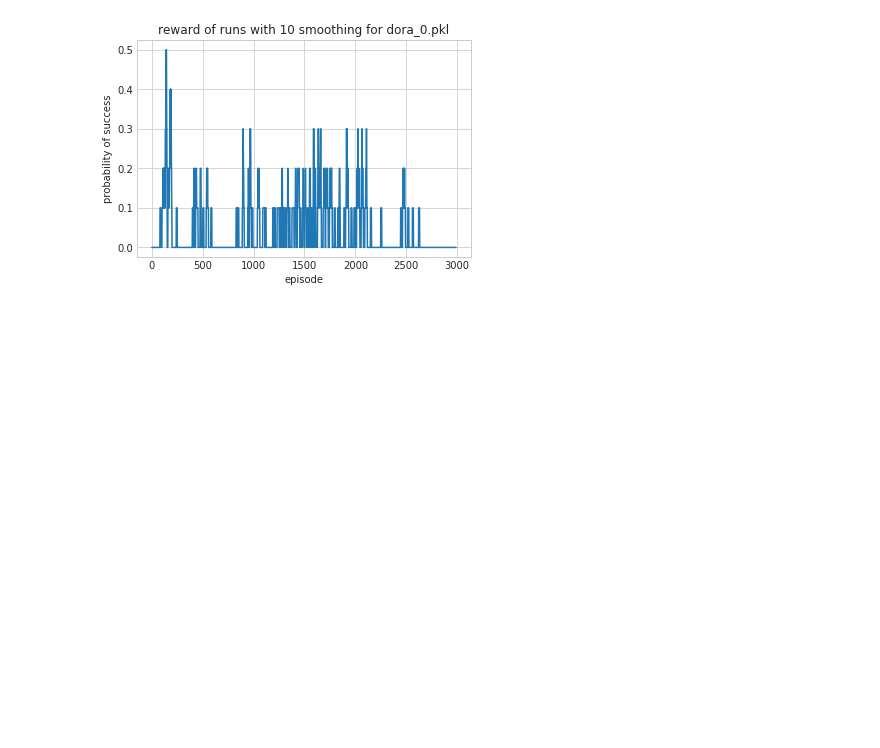
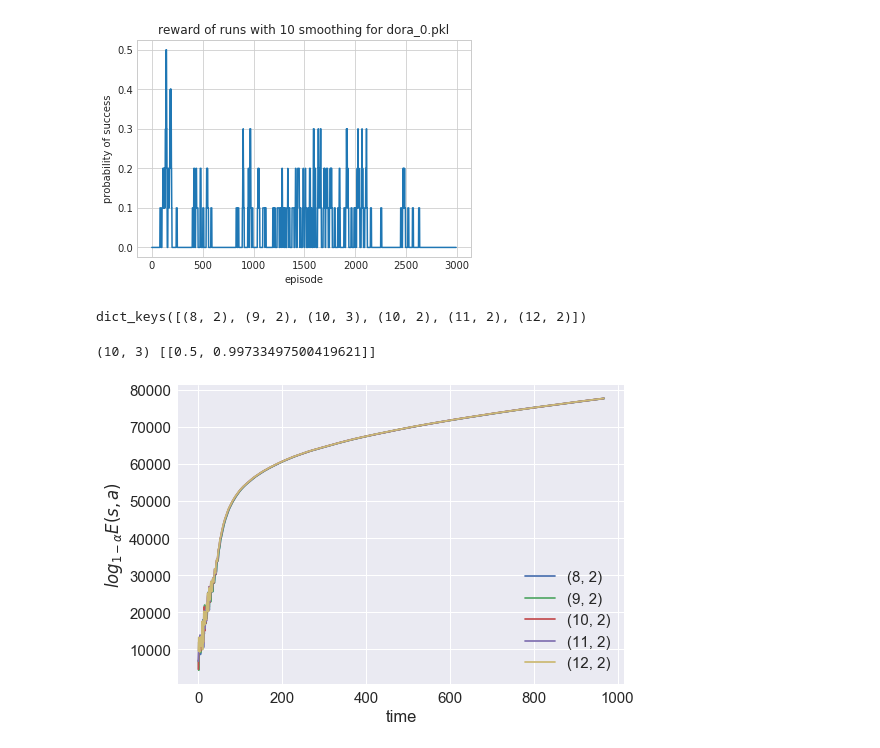
Before and after one commit to nathanwang000/deep_exploration_with_E_network, a Jupyter notebook: plot.ipynb, the cells around one changed output. Saved outputs shown, nothing was run; the diff lists cells and outputs as text; code cells hidden in the pictures; blank space fills up the shorter version.

```diff
--- a/plot.ipynb
+++ b/plot.ipynb
@@ -64,0 +71,26 @@ for fn in os.listdir(logdir):
+# %%
+c = joblib.load('logs/dora_counter_default.pkl')
+# %%
+c.keys()
+# %% [output]
+dict_keys([(8, 2), (9, 2), (10, 3), (10, 2), (11, 2), (12, 2)])
+# %%
+import math
+sns.set(font_scale=1.5)
+def math_log(a, base):
+    return list(map(lambda x: math.log(x, base), a))
+for k, v in c.items():
+    if len(v) <= 1:
+        print(k, v)
+        continue
+
+    Es = list(map(lambda a: a[0], c[k]))
+    plt.plot(math_log(Es, 1-1e-4), label="%s" % str(k))
+
+plt.legend()
+plt.ylabel(r'$log_{1-\alpha} E(s, a)$')
+plt.xlabel('time')
+plt.show()
+# %% [output]
+(10, 3) [[0.5, 0.99733497500419621]]
+[figure, added]
```
Also changed, not shown: parts of 2 cells of this notebook, 5 other files.
